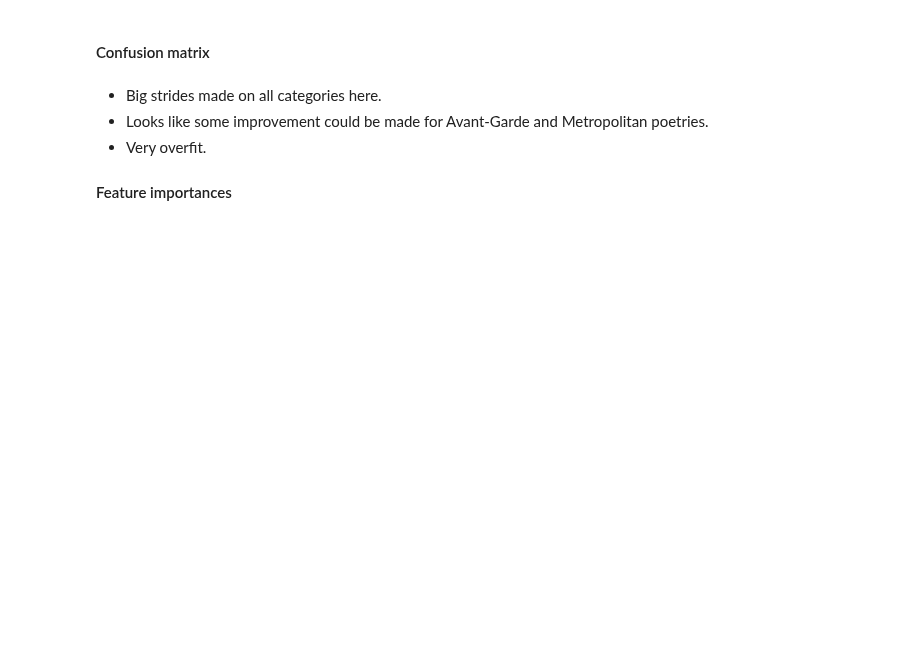
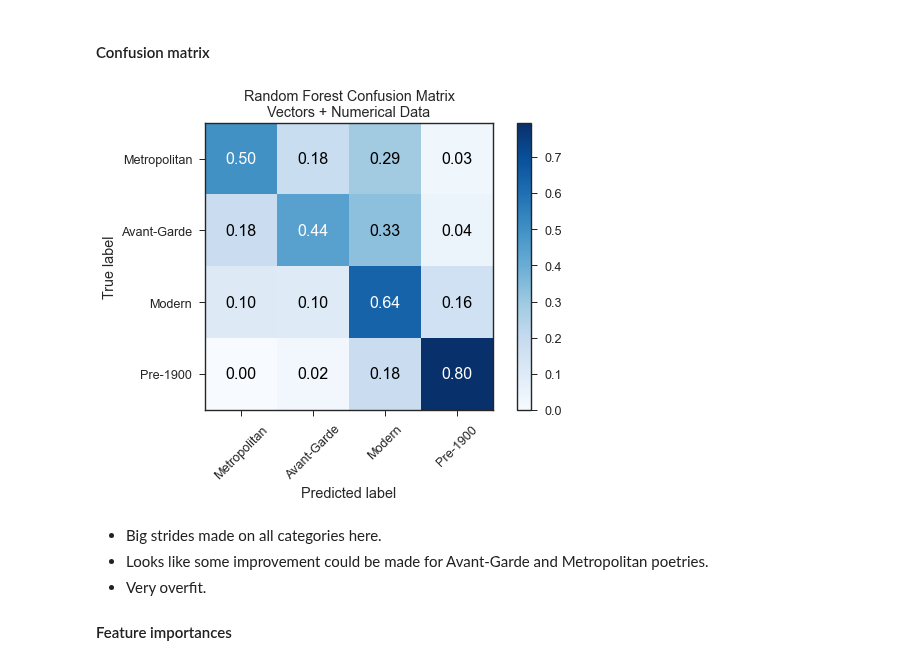
Before and after one commit to p-szymo/poetry_genre_classifier, a Jupyter notebook: 04_modeling.ipynb, the cells around one changed output. Cells and saved outputs as stored; diff of their text form; code cells hidden in the pictures; blank space fills up the shorter version.

```diff
--- a/04_modeling.ipynb
+++ b/04_modeling.ipynb
@@ -779,0 +866,11 @@ print_nb_features(
+# %%
+%%time
+
+# instantiate the model
+knn_combo = KNeighborsClassifier(
+    n_neighbors=24,
+    p=2,
+    n_jobs=-1)
+
+# fit to the training set
+knn_combo.fit(X_train_combo, y_train)
@@ -810,8 +1000,0 @@ print(f'Average score: {np.mean(cv_scores_tree_combo)}\n')
-# %%
-%%time
-
-# instantiate the model
-tree_combo = DecisionTreeClassifier(random_state=1)
-
-# fit to the training set
-tree_combo.fit(X_train_combo, y_train)
@@ -953,13 +1112,15 @@ print(confusion_matrix(y_test, y_test_preds_forest_combo))
 #### Confusion matrix
 # %%
 # plot confusion matrix - normalized
-cm_benaba = confusion_matrix(y_test, y_test_preds_forest_combo)
+cm_forest = confusion_matrix(y_test, y_test_preds_forest_combo)
 classes = ['Metropolitan', 'Avant-Garde', 'Modern', 'Pre-1900']
-plot_confusion_matrix(cm_benaba, classes, normalize=True,
+plot_confusion_matrix(cm_forest, classes, normalize=True,
                       title='Random Forest Confusion Matrix\nVectors + Numerical Data', cmap=plt.cm.Blues)
 
 # uncomment to save
 plt.savefig('charts/rf_combo_cm.png', transparent=True, bbox_inches='tight', dpi=100)
+# %% [output]
+[figure, added]
 # %% [markdown]
 - Big strides made on all categories here.
 - Looks like some improvement could be made for Avant-Garde and Metropolitan poetries.
```
Also changed, not shown: parts of 68 cells of this notebook, 4 other files.
